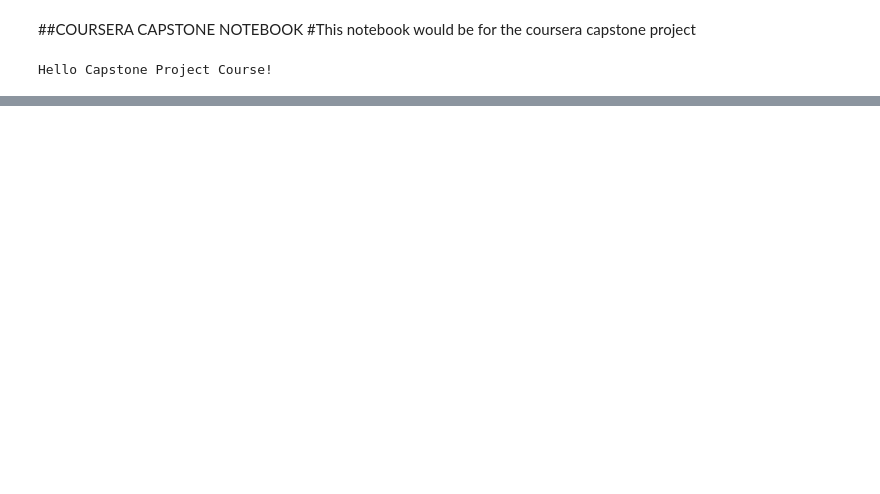
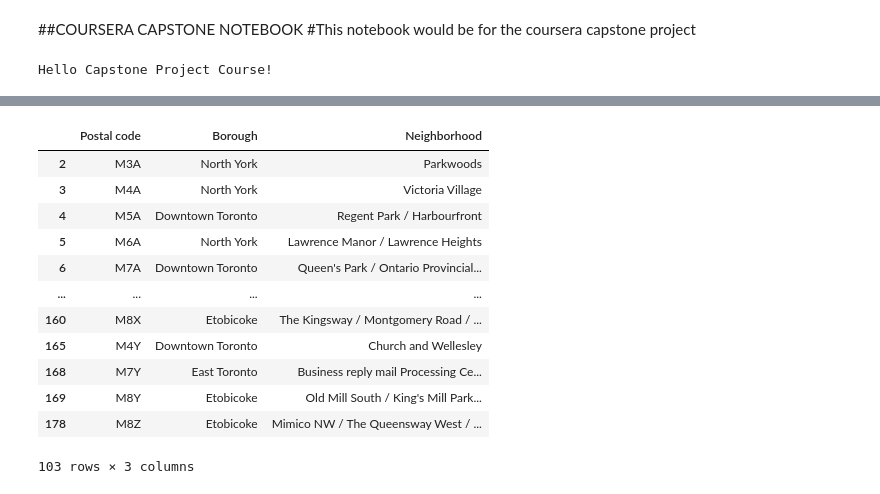
Before and after one commit to AbdulmalikGiwa/Coursera_Capstone, a Jupyter notebook: Capstone.ipynb, the cells around one changed output, grey strips where cells are left out. Cells and saved outputs as stored; diff of their text form; code cells hidden in the pictures; blank space fills up the shorter version.

```diff
--- a/Capstone.ipynb
+++ b/Capstone.ipynb
@@ -12,0 +20,4 @@ Hello Capstone Project Course!
+# %%
+wiki_source = requests.get('https://en.wikipedia.org/wiki/List_of_postal_codes_of_Canada:_M').text
+soup = BeautifulSoup(wiki_source, 'lxml')
+print(soup.prettify())
@@ -12,0 +42,4 @@ Hello Capstone Project Course!
+# %%
+table = soup.find('table')
+rand = table.tbody.tr.text
+print(rand)
@@ -12,0 +52,3 @@ Hello Capstone Project Course!
+# %%
+df = pd.read_html(str(table))[0]
+df.head()
@@ -12,0 +62,18 @@ Hello Capstone Project Course!
+# %%
+drop_con = df.loc[df['Borough']=='Not assigned']
+df.drop(drop_con.index, axis=0, inplace= True)
+df
+# %% [output]
+|  | Postal code | Borough | Neighborhood |
+| 2 | M3A | North York | Parkwoods |
+| 3 | M4A | North York | Victoria Village |
+| 4 | M5A | Downtown Toronto | Regent Park / Harbourfront |
+| 5 | M6A | North York | Lawrence Manor / Lawrence Heights |
+| 6 | M7A | Downtown Toronto | Queen's Park / Ontario Provincial... |
+| ... | ... | ... | ... |
+| 160 | M8X | Etobicoke | The Kingsway / Montgomery Road / ... |
+| 165 | M4Y | Downtown Toronto | Church and Wellesley |
+| 168 | M7Y | East Toronto | Business reply mail Processing Ce... |
+| 169 | M8Y | Etobicoke | Old Mill South / King's Mill Park... |
+| 178 | M8Z | Etobicoke | Mimico NW / The Queensway West / ... |
+103 rows × 3 columns
```
Also changed, not shown: parts of 13 cells of this notebook.
